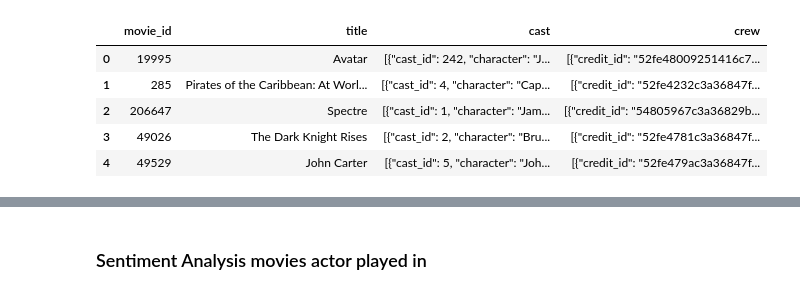
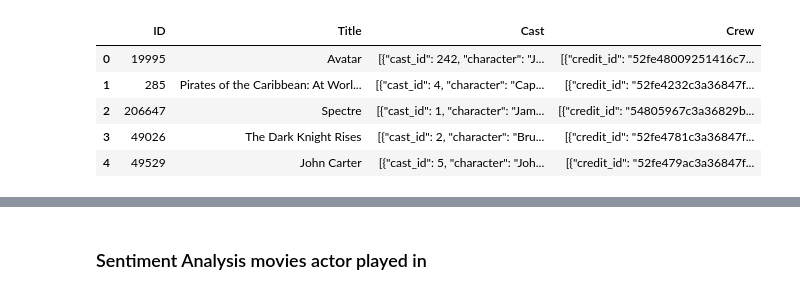
Before and after one commit to CTopham/Team-Green, a Jupyter notebook: Basic Movie Info.ipynb, the cells around one changed output, grey strips where cells are left out. Drawn from its saved outputs; the diff is of its cells as text; code cells hidden in the pictures.

```diff
--- a/Basic Movie Info.ipynb
+++ b/Basic Movie Info.ipynb
@@ -29,9 +20,10 @@ analyzer = SentimentIntensityAnalyzer()
 # %%
 #Read in csv and create initial dataframe
 actors = pd.read_csv("Craig_portion/Resources/tmdb_5000_credits.csv")
+actors.rename(index=str, columns={"movie_id": "ID", "title": "Title", "cast": "Cast", "crew": "Crew"}, inplace=True)
 actors.head()
 # %% [output]
-|  | movie_id | title | cast | crew |
+|  | ID | Title | Cast | Crew |
 | 0 | 19995 | Avatar | [{"cast_id": 242, "character": "J... | [{"credit_id": "52fe48009251416c7... |
 | 1 | 285 | Pirates of the Caribbean: At Worl... | [{"cast_id": 4, "character": "Cap... | [{"credit_id": "52fe4232c3a36847f... |
 | 2 | 206647 | Spectre | [{"cast_id": 1, "character": "Jam... | [{"credit_id": "54805967c3a36829b... |
```
Also changed, not shown: parts of 15 cells of this notebook, 7 other files.
